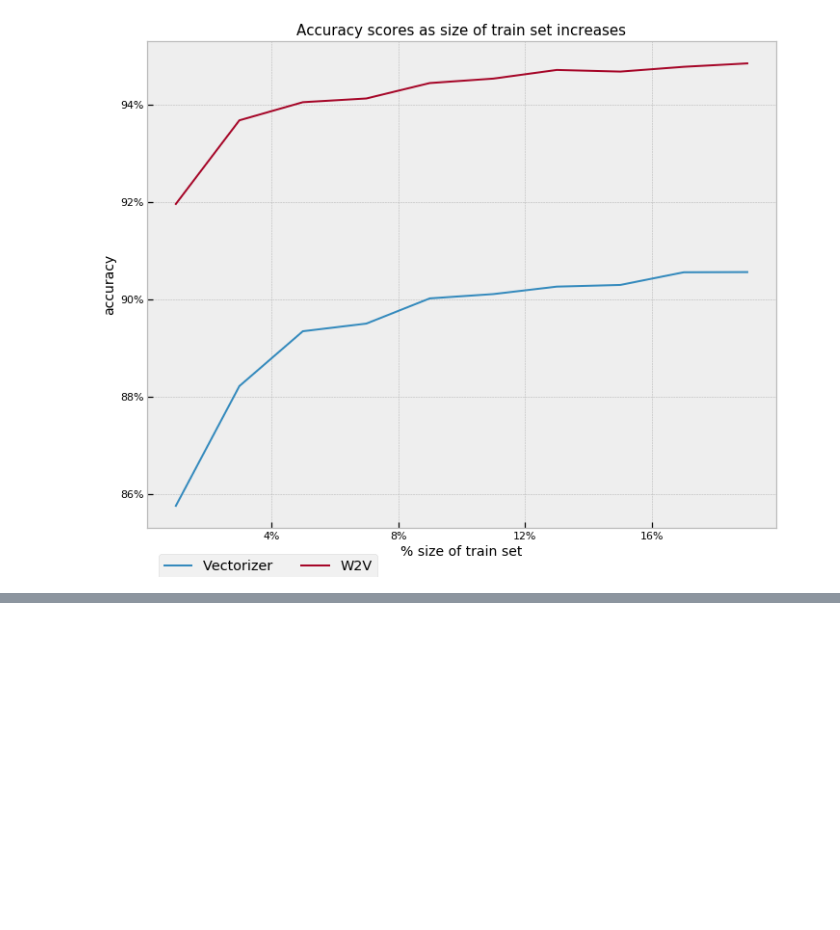
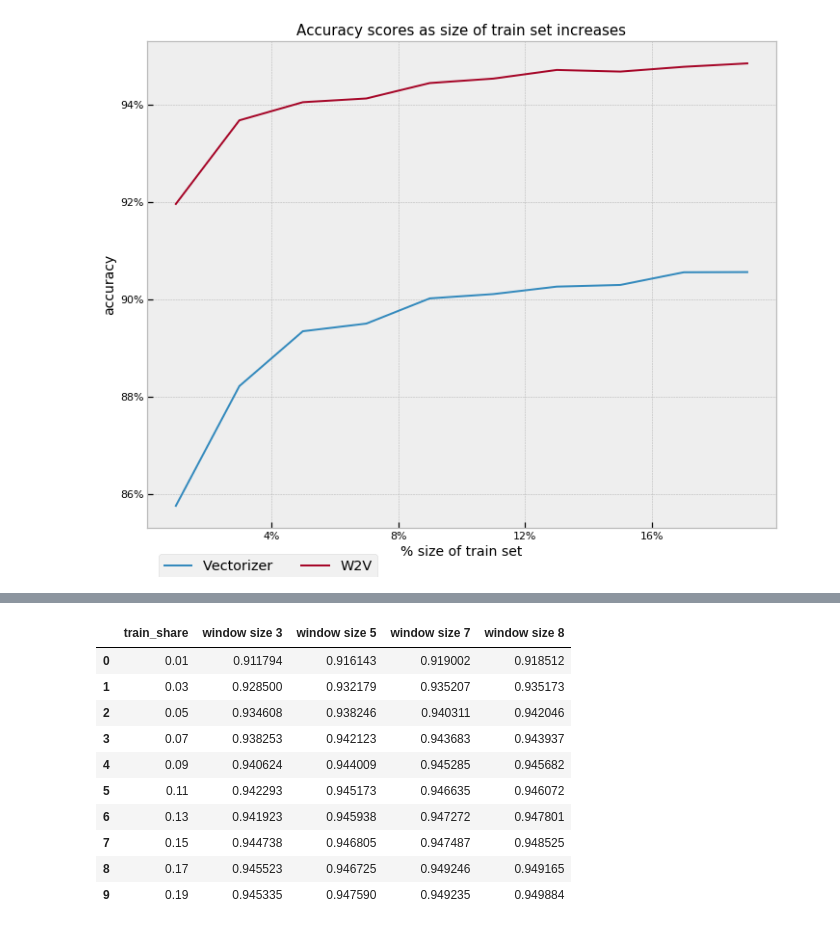
Before and after one commit to barcelonagse-datascience/text-mining-2020-continuous-embeddings-llaurabat91, a Jupyter notebook: assignment.ipynb, the cells around one changed output, grey strips where cells are left out. Saved outputs shown, nothing was run; the diff lists cells and outputs as text; code cells hidden in the pictures; blank space fills up the shorter version.

```diff
--- a/assignment.ipynb
+++ b/assignment.ipynb
@@ -185,0 +191,31 @@ With more time, I would have liked to optimize some hyperparameters of the W2V e
+# %%
+scores = {'window size 3':[],'window size 5':[],'window size 7':[],'window size 8':[]}
+windows = [3,5,7,8]
+train_shares = [0.01, 0.03, 0.05, 0.07, 0.09, 0.11, 0.13, 0.15, 0.17, 0.19]
+n_reps = list(range(10))
+y = yelps.positive
+
+for wind in windows:
+    print('Window', wind,':')
+    model = Word2Vec(sentences=tokenized_docs, size=100, min_count=1, sg=1, window=wind)
+    print('Model trained')
+
+    vectorized_docs =  np.zeros((len(tokenized_docs),100))
+    for i,doc in enumerate(tokenized_docs):
+        for w in doc:
+            try:
+                vectorized_docs[i,:] += model.wv[w]
+            except:
+                None
+    vectorized_docs = (vectorized_docs.T/np.linalg.norm(vectorized_docs,axis=1)).T
+    print('Docs vectorized')
+
+    for share in train_shares:
+        acc_list = []
+        for i in n_reps:
+            V_train, V_test, y_train, y_test = train_test_split(vectorized_docs, y, train_size=share, random_state=None)
+            LR = LogisticRegression().fit(V_train, y_train)
+            y_hat = LR.predict(V_test)
+            acc_list.append(accuracy_score(y_test, y_hat))
+        scores[f'window size {wind}'].append(np.mean(acc_list))
+    print('Scores computed')
@@ -185,0 +238,15 @@ With more time, I would have liked to optimize some hyperparameters of the W2V e
+# %%
+results_hyper = pd.concat([pd.Series(train_shares, name='train_share'),pd.DataFrame.from_dict(scores)], axis=1)
+results_hyper
+# %% [output]
+|  | train_share | window size 3 | window size 5 | window size 7 | window size 8 |
+| 0 | 0.01 | 0.911794 | 0.916143 | 0.919002 | 0.918512 |
+| 1 | 0.03 | 0.928500 | 0.932179 | 0.935207 | 0.935173 |
+| 2 | 0.05 | 0.934608 | 0.938246 | 0.940311 | 0.942046 |
+| 3 | 0.07 | 0.938253 | 0.942123 | 0.943683 | 0.943937 |
+| 4 | 0.09 | 0.940624 | 0.944009 | 0.945285 | 0.945682 |
+| 5 | 0.11 | 0.942293 | 0.945173 | 0.946635 | 0.946072 |
+| 6 | 0.13 | 0.941923 | 0.945938 | 0.947272 | 0.947801 |
+| 7 | 0.15 | 0.944738 | 0.946805 | 0.947487 | 0.948525 |
+| 8 | 0.17 | 0.945523 | 0.946725 | 0.949246 | 0.949165 |
+| 9 | 0.19 | 0.945335 | 0.947590 | 0.949235 | 0.949884 |
```
Also changed, not shown: parts of 9 cells of this notebook.
